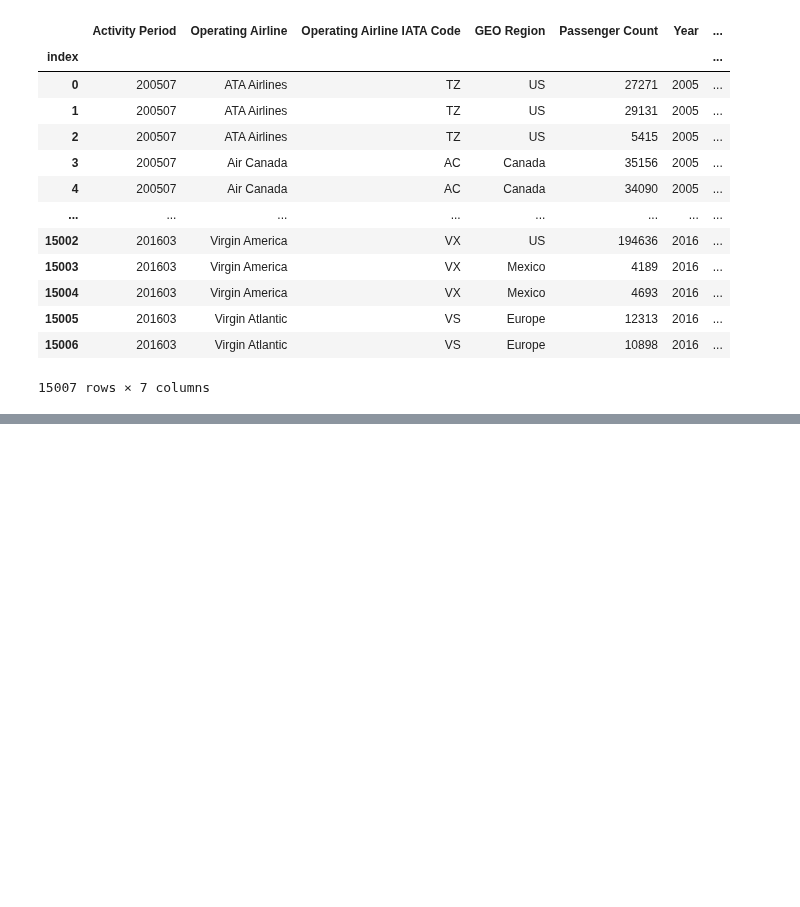
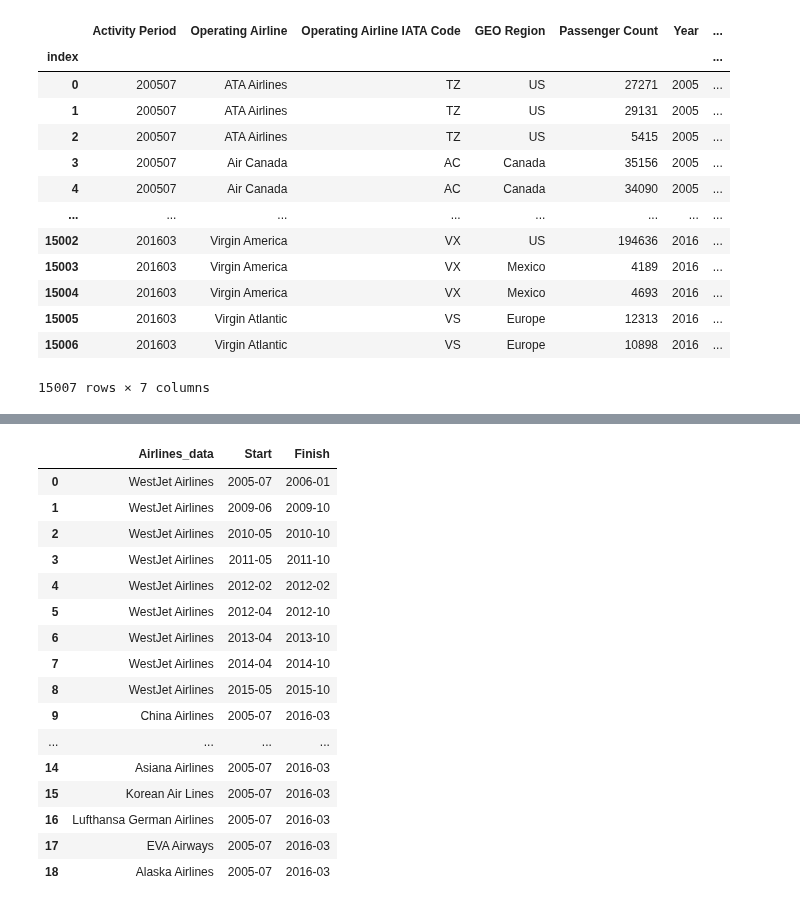
Before and after one commit to czarkom/zmwd_project, a Jupyter notebook: projekt_1_team_6.ipynb, the cells around one changed output, grey strips where cells are left out. Saved outputs shown, nothing was run; the diff lists cells and outputs as text; code cells hidden in the pictures; blank space fills up the shorter version.

```diff
--- a/projekt_1_team_6.ipynb
+++ b/projekt_1_team_6.ipynb
@@ -92,0 +243,32 @@ fig.show()
+# %%
+df = pd.DataFrame([])
+df = df.append(add_airline("WestJet Airlines", df_converted, df), ignore_index=True)
+df = df.append(add_airline("China Airlines", df_converted, df), ignore_index=True)
+df = df.append(add_airline("Air France", df_converted, df), ignore_index=True)
+df = df.append(add_airline("Virgin Atlantic", df_converted, df), ignore_index=True)
+df = df.append(add_airline("British Airways", df_converted, df), ignore_index=True)
+df = df.append(add_airline("Turkish Airlines", df_converted, df), ignore_index=True)
+df = df.append(add_airline("Asiana Airlines", df_converted, df), ignore_index=True)
+df = df.append(add_airline("Korean Air Lines", df_converted, df), ignore_index=True)
+df = df.append(add_airline("Lufthansa German Airlines", df_converted, df), ignore_index=True)
+df = df.append(add_airline("EVA Airways", df_converted, df), ignore_index=True)
+df = df.append(add_airline("Alaska Airlines", df_converted, df), ignore_index=True)
+df
+# %% [output]
+|  | Airlines_data | Start | Finish |
+| 0 | WestJet Airlines | 2005-07 | 2006-01 |
+| 1 | WestJet Airlines | 2009-06 | 2009-10 |
+| 2 | WestJet Airlines | 2010-05 | 2010-10 |
+| 3 | WestJet Airlines | 2011-05 | 2011-10 |
+| 4 | WestJet Airlines | 2012-02 | 2012-02 |
+| 5 | WestJet Airlines | 2012-04 | 2012-10 |
+| 6 | WestJet Airlines | 2013-04 | 2013-10 |
+| 7 | WestJet Airlines | 2014-04 | 2014-10 |
+| 8 | WestJet Airlines | 2015-05 | 2015-10 |
+| 9 | China Airlines | 2005-07 | 2016-03 |
+| ... | ... | ... | ... |
+| 14 | Asiana Airlines | 2005-07 | 2016-03 |
+| 15 | Korean Air Lines | 2005-07 | 2016-03 |
+| 16 | Lufthansa German Airlines | 2005-07 | 2016-03 |
+| 17 | EVA Airways | 2005-07 | 2016-03 |
+| 18 | Alaska Airlines | 2005-07 | 2016-03 |
```
Also changed, not shown: parts of 18 cells of this notebook.
